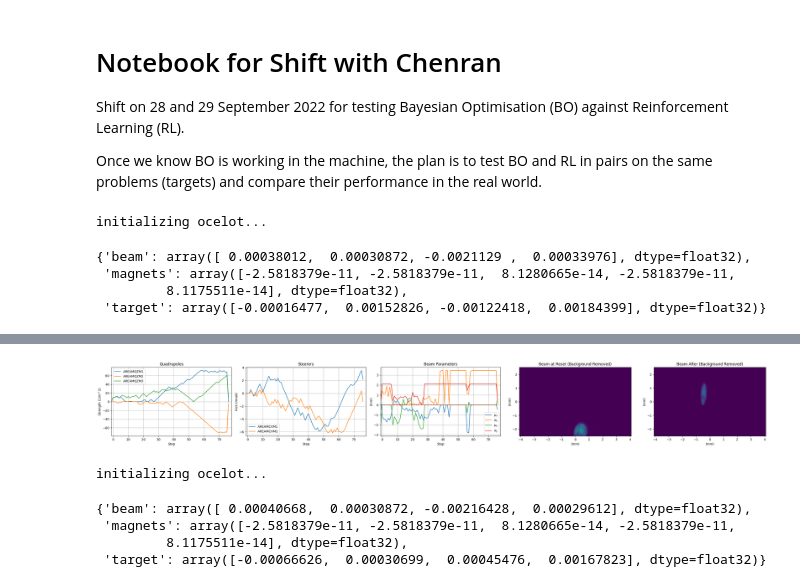
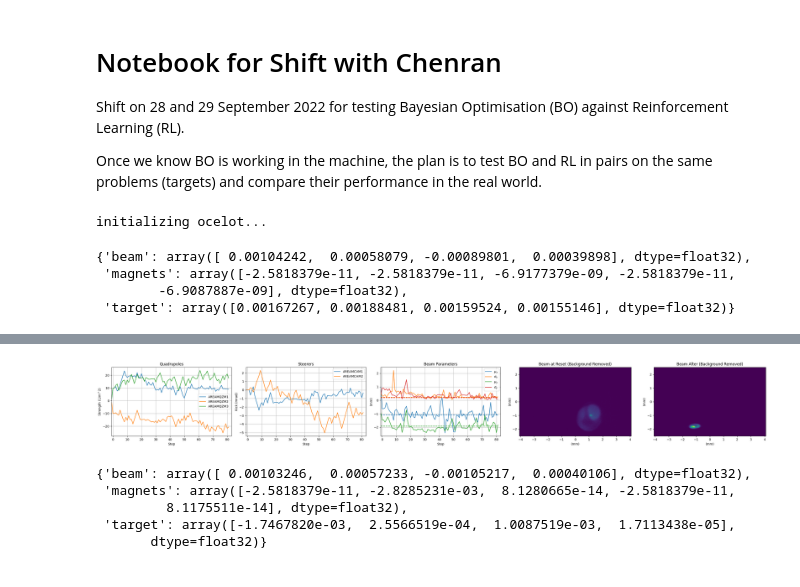
Before and after one commit to desy-ml/rl-vs-bo, a Jupyter notebook: kit_shift.ipynb, the cells around one changed output, grey strips where cells are left out. Drawn from its saved outputs; the diff is of its cells as text; code cells hidden in the pictures.

Commit message:
Disturbance tests with ARLIMCHM1

```diff
--- a/kit_shift.ipynb
+++ b/kit_shift.ipynb
@@ -24,7 +26,7 @@ Once we know BO is working in the machine, the plan is to test BO and RL in pair
 # target_sigma_y_threshold = 3.3198e-6
 # %%
 # # Load problem
-problem_index = 39
+problem_index = 33
 
 with open("problems.json", "r") as f:
     problem = json.load(f)[problem_index]
@@ -44,13 +46,14 @@ target_sigma_y_threshold = 3.3198e-6
 from ea_optimize import ARESEADOOCS
 
 env = ARESEADOOCS(magnet_init_mode="constant", magnet_init_values=np.zeros(5))
+env = SetUpstreamSteererAtStep(env, steps_to_trigger=40, steerer="ARLIMCHM1", mrad=0.2196)
 env.reset()
 # %% [output]
 initializing ocelot...
-{'beam': array([ 0.00038012,  0.00030872, -0.0021129 ,  0.00033976], dtype=float32),
- 'magnets': array([-2.5818379e-11, -2.5818379e-11,  8.1280665e-14, -2.5818379e-11,
-         8.1175511e-14], dtype=float32),
- 'target': array([-0.00016477,  0.00152826, -0.00122418,  0.00184399], dtype=float32)}
+{'beam': array([ 0.00104242,  0.00058079, -0.00089801,  0.00039898], dtype=float32),
+ 'magnets': array([-2.5818379e-11, -2.5818379e-11, -6.9177379e-09, -2.5818379e-11,
+        -6.9087887e-09], dtype=float32),
+ 'target': array([0.00167267, 0.00188481, 0.00159524, 0.00155146], dtype=float32)}
 # %%
 # Bayesian Optimisation
 from ea_bo import optimize
@@ -64,7 +67,7 @@ optimize(
     target_mu_y_threshold=target_mu_y_threshold,
     target_sigma_x_threshold=target_sigma_x_threshold,
     target_sigma_y_threshold=target_sigma_y_threshold,
-    max_steps=75,
+    max_steps=80,
     model_name="Bayesian Optimisation",
     logbook=True,
     data_log_dir=f"data/bo_vs_rl/real/bo/{datetime.now():%Y%m%d%H%M}_{comment}",
@@ -85,15 +95,16 @@ msg = 'Bayesian Optimisation optimised beam on AREABSCR1\n\nAgent: Bayesian Opti
-[figure, old version]
+[figure, new version]
 # %%
 from ea_optimize import ARESEADOOCS
 
 env = ARESEADOOCS(magnet_init_mode="constant", magnet_init_values=np.zeros(5))
+env = SetUpstreamSteererAtStep(env, steps_to_trigger=40, steerer="ARLIMCHM1", mrad=0.2196)
 env.reset()
 # %% [output]
-initializing ocelot...
+{'beam': array([ 0.00103246,  0.00057233, -0.00105217,  0.00040106], dtype=float32),
+ 'magnets': array([-2.5818379e-11, -2.8285231e-03,  8.1280665e-14, -2.5818379e-11,
+         8.1175511e-14], dtype=float32),
+ 'target': array([-1.7467820e-03,  2.5566519e-04,  1.0087519e-03,  1.7113438e-05],
+       dtype=float32)}
-{'beam': array([ 0.00040668,  0.00030872, -0.00216428,  0.00029612], dtype=float32),
- 'magnets': array([-2.5818379e-11, -2.5818379e-11,  8.1280665e-14, -2.5818379e-11,
-         8.1175511e-14], dtype=float32),
- 'target': array([-0.00066626,  0.00030699,  0.00045476,  0.00167823], dtype=float32)}
 # %%
 # Reinforcement Learning
 from ea_optimize import optimize_donkey
```
Also changed, not shown: parts of 5 cells of this notebook, 3 other files.
